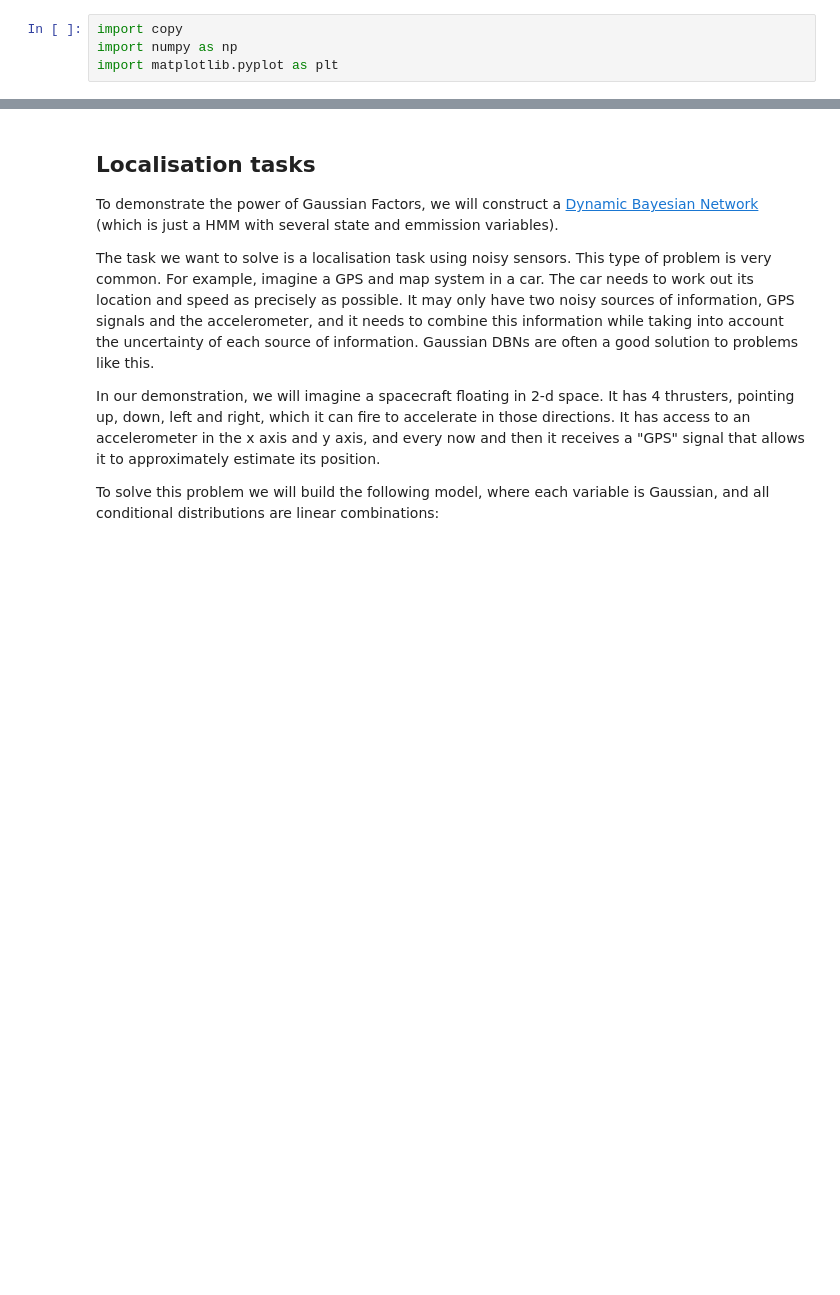
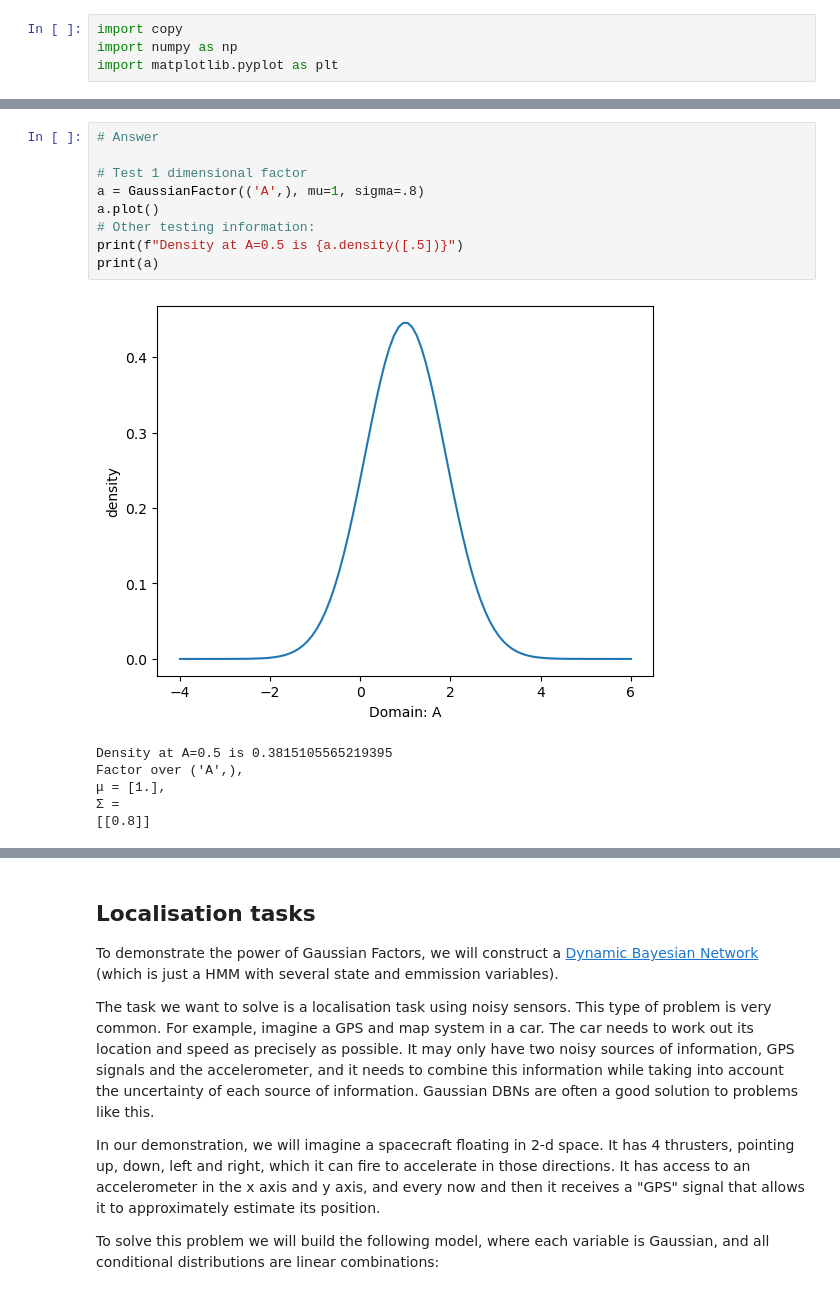
Before and after one commit to UNSW-COMP9418/Week09, a Jupyter notebook: COMP9418_W09_Gaussian_Factors_Solutions.ipynb, the cells around one changed output, grey strips where cells are left out. Saved outputs shown, nothing was run; the diff lists cells and outputs as text; blank space fills up the shorter version.

```diff
--- a/COMP9418_W09_Gaussian_Factors_Solutions.ipynb
+++ b/COMP9418_W09_Gaussian_Factors_Solutions.ipynb
@@ -946,0 +274,16 @@ For completeness, we will add a method for sampling from the factor.
+# %%
+# Answer
+
+# Test 1 dimensional factor
+a = GaussianFactor(('A',), mu=1, sigma=.8)
+a.plot()
+# Other testing information:
+print(f"Density at A=0.5 is {a.density([.5])}")
+print(a)
+# %% [output]
+[figure, added]
+Density at A=0.5 is 0.3815105565219395
+Factor over ('A',),
+μ = [1.],
+Σ =
+[[0.8]]
```
Also changed, not shown: parts of 68 cells of this notebook, 1 other file.
